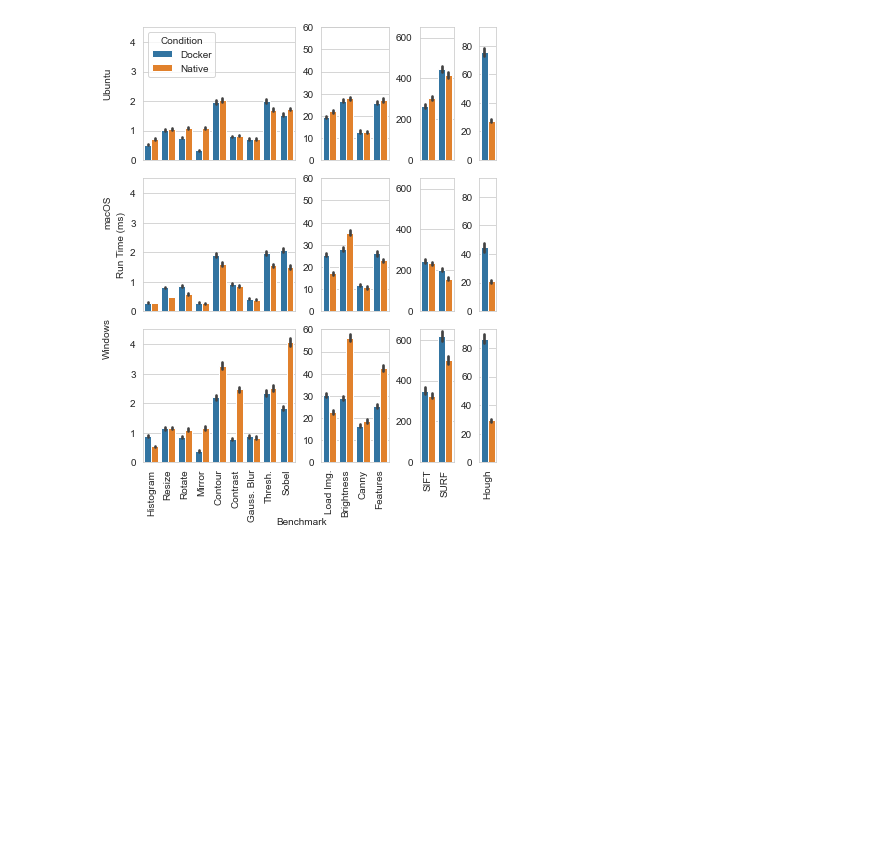
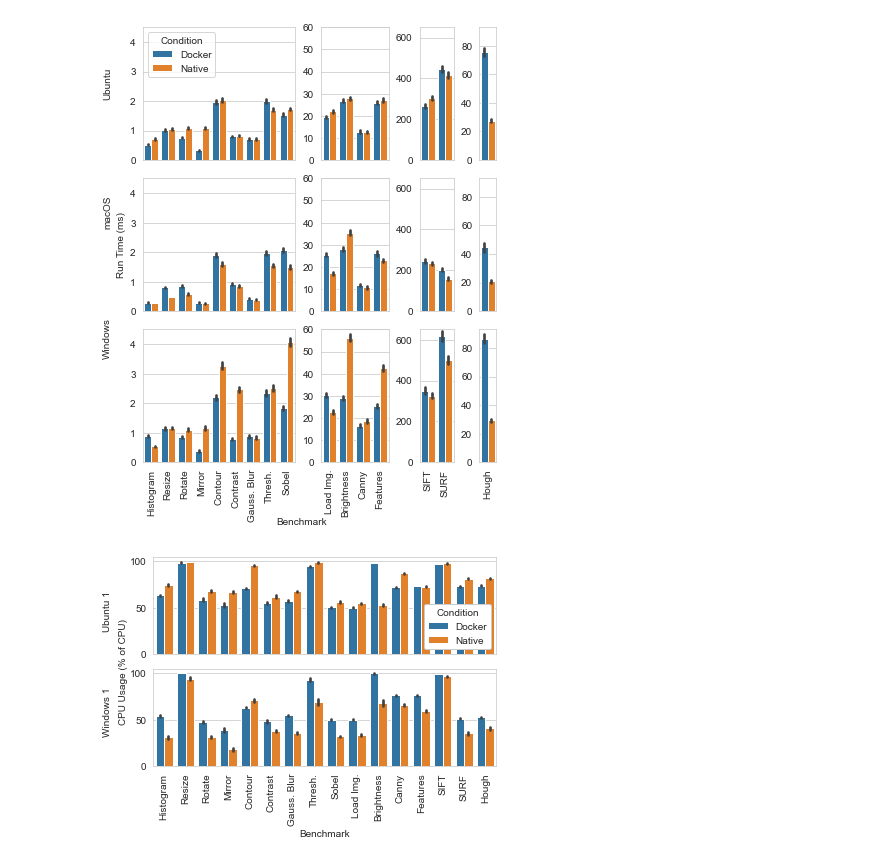
Before and after one commit to gzinck/docker-eval, a Jupyter notebook: data-analysis/docker_results.ipynb, the cells around one changed output. Cells and saved outputs as stored; diff of their text form; code cells hidden in the pictures; blank space fills up the shorter version.

Commit message:
Created a CPU comparison graph for Machine 3

```diff
--- a/data-analysis/docker_results.ipynb
+++ b/data-analysis/docker_results.ipynb
@@ -1110,63 +1110,66 @@ plt.savefig('AbsRuntimeSingleCol.pdf')
 # %%
 fig = plt.figure(constrained_layout=True)
 fig.set_figwidth(5.5)
-fig.set_figheight(6)
+fig.set_figheight(4)
 widths=[0.2, 5]
 gs = fig.add_gridspec(ncols=2, nrows=2, width_ratios=widths)
 
 bench_order = [
     'Compute Histogram', 'Resize', 'Rotate', 'Mirror', 'Contour', 'Contrast Randomization',
     'Gaussian Blur', 'Mean Thresholding', 'Gradient Sobel',
     'Load Image', 'Brightness Randomization', 'Compute Canny', 'Good Features',
     'SIFT', 'SURF',
     'Hough Lines'
 ]
 abbrs = [
     'Histogram', 'Resize', 'Rotate', 'Mirror', 'Contour', 'Contrast',
     'Gauss. Blur',  'Thresh.', 'Sobel',
     'Load Img.', 'Brightness', 'Canny', 'Features',
     'SIFT', 'SURF',
     'Hough'
 ]
 
 devices = ['Ubuntu 1', 'Windows 1']
 
 axes = [fig.add_subplot(gs[row, 1:2]) for row in range(len(devices))]
 
-for row, os in enumerate(devices):
-  for col, device in enumerate(devices[row]):
-    # Get the docker condition into a dataframe
-    all_3_v1 = all_df[
-      (all_df['Device'] == device)
-    ]
+for row, device in enumerate(devices):
+  # Get the docker condition into a dataframe
+  all_3_v1 = all_df[
+    (all_df['Device'] == device)
+  ]
 
-    sns.barplot(x="Benchmark", y="CPU Usage (% of CPU)",
-                  hue="Condition", ax=axes[row][col],
-                  data=all_3_v1)
+  sns.barplot(x="Benchmark", y="CPU Usage (% of CPU)",
+                hue="Condition", ax=axes[row],
+                data=all_3_v1)
 
-    # # Hide the legend, except for the first fig
-    if row != 2 or col != 0:
-      axes[row][col].get_legend().set_visible(False)
-    else:
-      axes[row][col].legend(loc='lower left', title='Condition')
+  # Hide the legend, except for the first fig
+  if row != 0:
+    axes[row].get_legend().set_visible(False)
+  else:
+    axes[row].legend(loc='lower right', framealpha=1, title='Condition')
 
-    # Modify x_ticklabels based on the row
-    if row < 2:
-      axes[row][col].set_xticklabels([])
-    else:
-      axes[row][col].set_xticklabels(axes[row][col].get_xticklabels(), rotation=90)
+  # Modify x_ticklabels based on the row
+  if row < 1:
+    axes[row].set_xticklabels([])
+  else:
+    axes[row].set_xticklabels(abbrs, rotation=90)
 
-    # Remove y axis
-    if row != 1:
-      axes[row][col].set_ylabel(None)
+  # Remove y axis
+#   if row != 1:
+  axes[row].set_ylabel(None)
 
-    # Remove x axis
-    axes[row][col].set_xlabel(None)
+  # Remove x axis
+  if row != 1:
+    axes[row].set_xlabel(None)
 
-    # Set the y limit
-    axes[row][col].set_ylim(ymax=105)
+  # Set the y limit
+  axes[row].set_ylim(ymax=105)
 
-fig.text(0.5, 0, 'Benchmark', ha='center')
-fig.text(0, 0.86, 'Ubuntu', va='center', rotation='vertical')
-fig.text(0, 0.59, 'macOS', va='center', rotation='vertical')
-fig.text(0, 0.32, 'Windows', va='center', rotation='vertical')
+fig.text(0, 0.80, 'Ubuntu 1', va='center', rotation='vertical')
+fig.text(0.04, 0.59, 'CPU Usage (% of CPU)', va='center', rotation='vertical')
+fig.text(0, 0.45, 'Windows 1', va='center', rotation='vertical')
+
+plt.savefig('CPUMachine3SingleCol.pdf')
+# %% [output]
+[figure, added]
```
